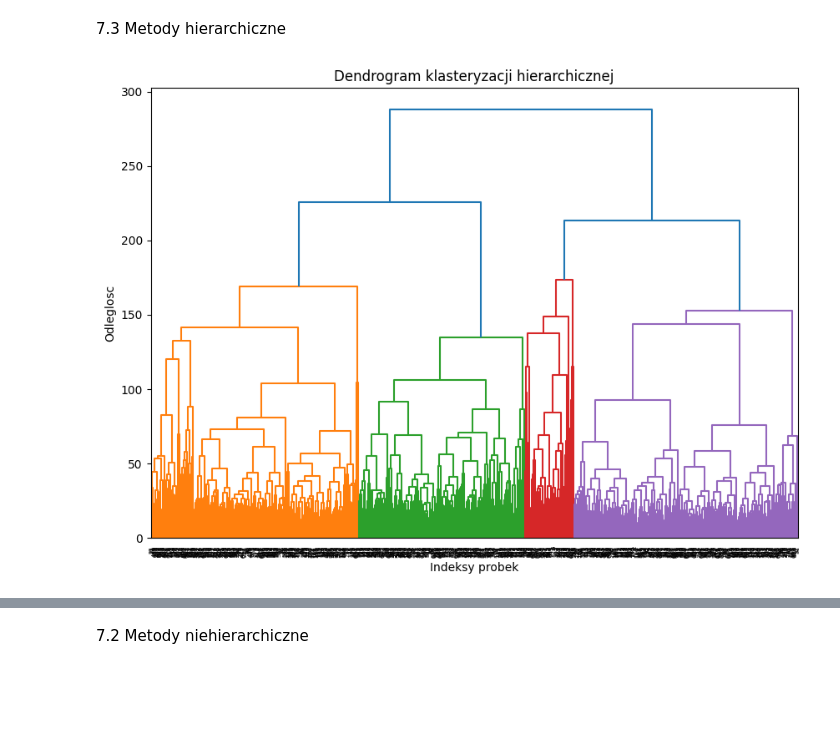
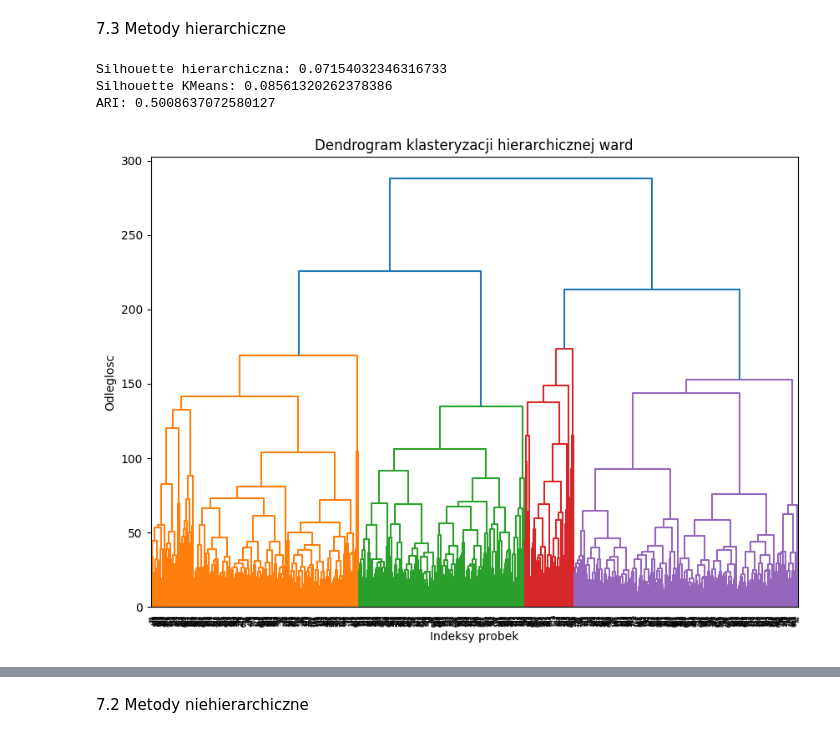
Before and after one commit to hgf700/Artifical_Inteligence_lesson, a Jupyter notebook: L3/Zajecie3_2024_UM.ipynb, the cells around one changed output, grey strips where cells are left out. Cells and saved outputs as stored; diff of their text form; code cells hidden in the pictures; blank space fills up the shorter version.

```diff
--- a/L3/Zajecie3_2024_UM.ipynb
+++ b/L3/Zajecie3_2024_UM.ipynb
@@ -159,29 +159,47 @@ df.head()
 # %%
 import numpy as np
 import scipy.cluster.hierarchy as sch
 from scipy.cluster.hierarchy import dendrogram, linkage, fcluster
 import matplotlib.pyplot as plt
 
 scaler = StandardScaler()
 data_scaled = scaler.fit_transform(df)
 
-linked = linkage(data_scaled, method='ward')  # Uzycie metody Ward
+metoda='ward'
+# metoda='single'
+# metoda='complete'
+linked = linkage(data_scaled, method=metoda)
+
+kmeans = KMeans(n_clusters=3, random_state=42)
+labels_kmeans = kmeans.fit_predict(data_scaled)
 
 pca = PCA(n_components=2)
 data_pca = pca.fit_transform(data_scaled)
 
+# Wyodrebnienie klastrow na wybranym poziomie
+clusters = fcluster(linked, t=3, criterion='maxclust')
+
+score_hier = silhouette_score(data_scaled, clusters)
+score_kmeans = silhouette_score(data_scaled, labels_kmeans)
+
+ari = adjusted_rand_score(clusters, labels_kmeans)
+
+print("Silhouette hierarchiczna:", score_hier)
+print("Silhouette KMeans:", score_kmeans)
+print("ARI:", ari)
+
 # Wizualizacja dendrogramu
 plt.figure(figsize=(10, 7))
 dendrogram(linked, orientation='top', distance_sort='descending', show_leaf_counts=True)
-plt.title('Dendrogram klasteryzacji hierarchicznej ward')
+plt.title(f'Dendrogram klasteryzacji hierarchicznej {metoda}')
 plt.xlabel('Indeksy probek')
 plt.ylabel('Odleglosc')
 plt.show()
-
-# Wyodrebnienie klastrow na wybranym poziomie
-clusters = fcluster(linked, t=3, criterion='maxclust')
 # %% [output]
+Silhouette hierarchiczna: 0.07154032346316733
+Silhouette KMeans: 0.08561320262378386
+ARI: 0.5008637072580127
-[figure, old version]
+[figure, new version]
 # %%
 import numpy as np
 import scipy.cluster.hierarchy as sch
```
Also changed, not shown: parts of 7 cells of this notebook, 1 other file.
